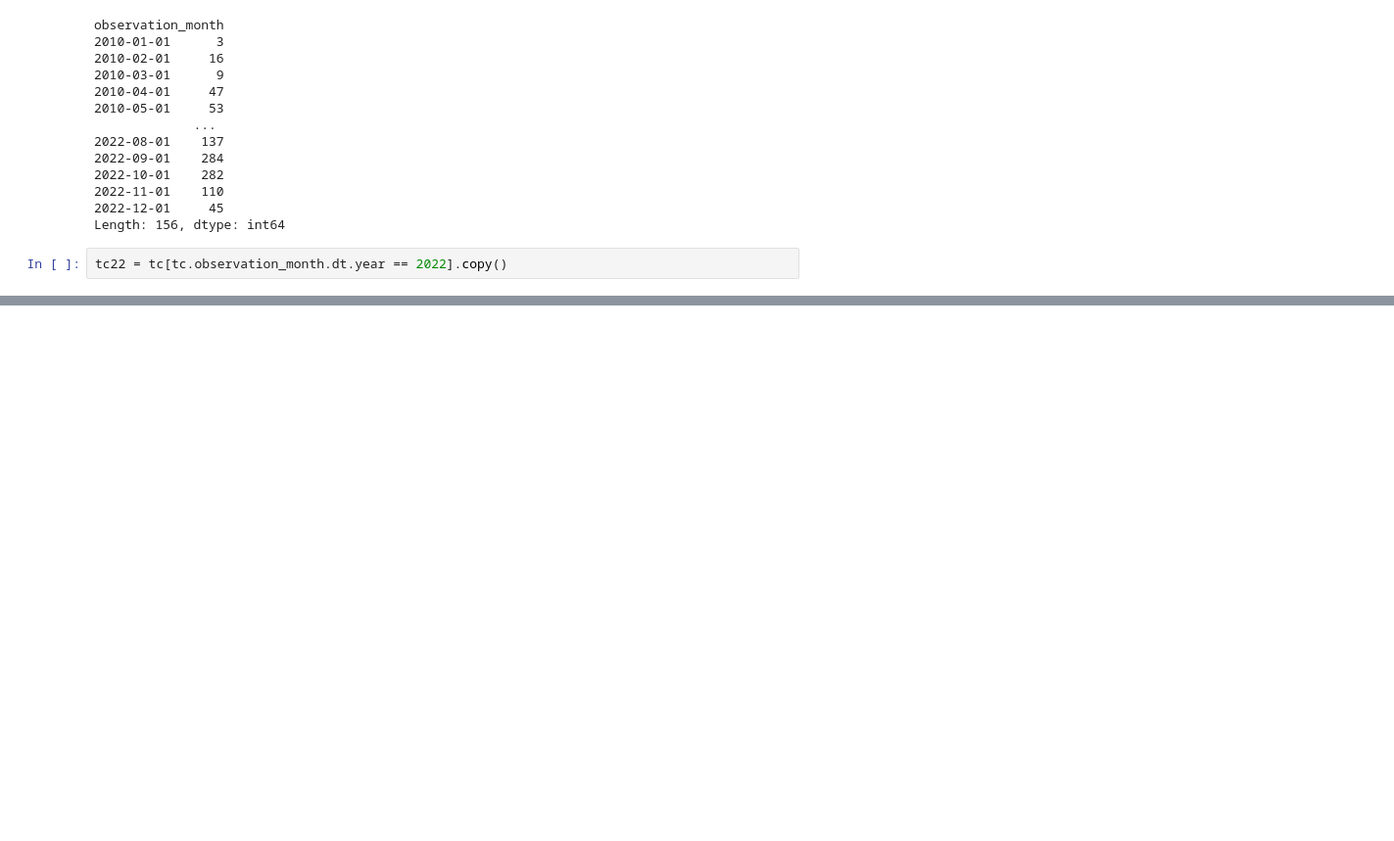
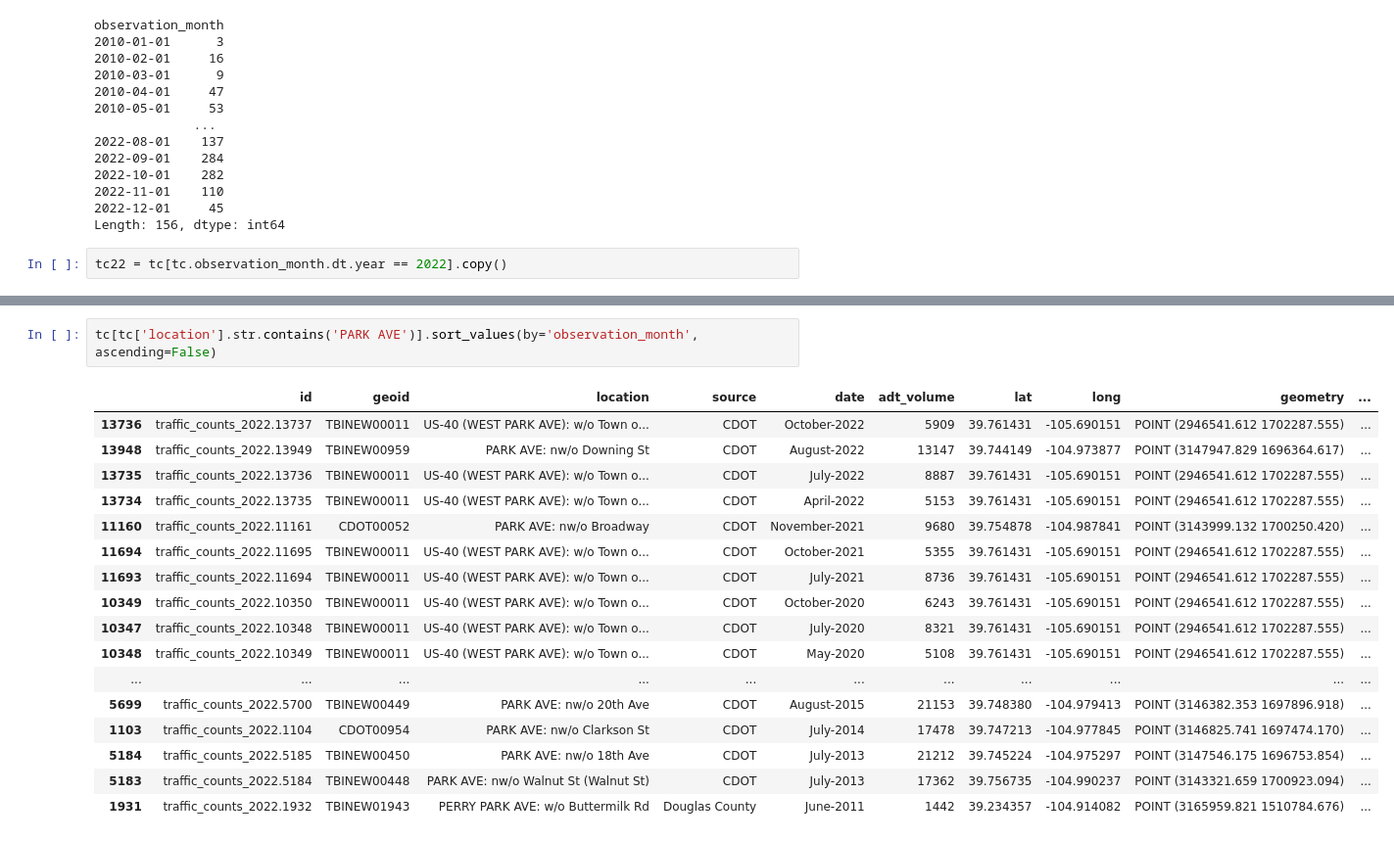
Before and after one commit to devinbrady/denver-street-data, a Jupyter notebook: notebooks/Traffic_Counts.ipynb, the cells around one changed output, grey strips where cells are left out. Shown at 98% size. Cells and saved outputs as stored; diff of their text form; blank space fills up the shorter version.

```diff
--- a/notebooks/Traffic_Counts.ipynb
+++ b/notebooks/Traffic_Counts.ipynb
@@ -88,3 +88,23 @@ tc22[tc22['location'].str.contains('6TH AVE')]
 | 14693 | traffic_counts_2022.14694 | TBINEW05818 | 136TH AVE: e/o Granby St | Brighton | April-2022 | 4700 | 39.943335 | -104.808976 | POINT (3193765.869 1769233.365) | ... |
 | 14736 | traffic_counts_2022.14737 | TECHCOMP148437 | US-6 (6TH AVE): e/o I-70 | CDOT | July-2022 | 66466 | 39.725326 | -105.174845 | POINT (3091459.745 1689243.186) | ... |
 | 14737 | traffic_counts_2022.14738 | TECHCOMP148438 | US-6 (6TH AVE): e/o Simms St | CDOT | September-2022 | 92766 | 39.725389 | -105.120984 | POINT (3106609.499 1689324.675) | ... |
+# %%
+tc[tc['location'].str.contains('PARK AVE')].sort_values(by='observation_month', ascending=False)
+# %% [output]
+|  | id | geoid | location | source | date | adt_volume | lat | long | geometry | ... |
+| 13736 | traffic_counts_2022.13737 | TBINEW00011 | US-40 (WEST PARK AVE): w/o Town o... | CDOT | October-2022 | 5909 | 39.761431 | -105.690151 | POINT (2946541.612 1702287.555) | ... |
+| 13948 | traffic_counts_2022.13949 | TBINEW00959 | PARK AVE: nw/o Downing St | CDOT | August-2022 | 13147 | 39.744149 | -104.973877 | POINT (3147947.829 1696364.617) | ... |
+| 13735 | traffic_counts_2022.13736 | TBINEW00011 | US-40 (WEST PARK AVE): w/o Town o... | CDOT | July-2022 | 8887 | 39.761431 | -105.690151 | POINT (2946541.612 1702287.555) | ... |
+| 13734 | traffic_counts_2022.13735 | TBINEW00011 | US-40 (WEST PARK AVE): w/o Town o... | CDOT | April-2022 | 5153 | 39.761431 | -105.690151 | POINT (2946541.612 1702287.555) | ... |
+| 11160 | traffic_counts_2022.11161 | CDOT00052 | PARK AVE: nw/o Broadway | CDOT | November-2021 | 9680 | 39.754878 | -104.987841 | POINT (3143999.132 1700250.420) | ... |
+| 11694 | traffic_counts_2022.11695 | TBINEW00011 | US-40 (WEST PARK AVE): w/o Town o... | CDOT | October-2021 | 5355 | 39.761431 | -105.690151 | POINT (2946541.612 1702287.555) | ... |
+| 11693 | traffic_counts_2022.11694 | TBINEW00011 | US-40 (WEST PARK AVE): w/o Town o... | CDOT | July-2021 | 8736 | 39.761431 | -105.690151 | POINT (2946541.612 1702287.555) | ... |
+| 10349 | traffic_counts_2022.10350 | TBINEW00011 | US-40 (WEST PARK AVE): w/o Town o... | CDOT | October-2020 | 6243 | 39.761431 | -105.690151 | POINT (2946541.612 1702287.555) | ... |
+| 10347 | traffic_counts_2022.10348 | TBINEW00011 | US-40 (WEST PARK AVE): w/o Town o... | CDOT | July-2020 | 8321 | 39.761431 | -105.690151 | POINT (2946541.612 1702287.555) | ... |
+| 10348 | traffic_counts_2022.10349 | TBINEW00011 | US-40 (WEST PARK AVE): w/o Town o... | CDOT | May-2020 | 5108 | 39.761431 | -105.690151 | POINT (2946541.612 1702287.555) | ... |
+| ... | ... | ... | ... | ... | ... | ... | ... | ... | ... | ... |
+| 5699 | traffic_counts_2022.5700 | TBINEW00449 | PARK AVE: nw/o 20th Ave | CDOT | August-2015 | 21153 | 39.748380 | -104.979413 | POINT (3146382.353 1697896.918) | ... |
+| 1103 | traffic_counts_2022.1104 | CDOT00954 | PARK AVE: nw/o Clarkson St | CDOT | July-2014 | 17478 | 39.747213 | -104.977845 | POINT (3146825.741 1697474.170) | ... |
+| 5184 | traffic_counts_2022.5185 | TBINEW00450 | PARK AVE: nw/o 18th Ave | CDOT | July-2013 | 21212 | 39.745224 | -104.975297 | POINT (3147546.175 1696753.854) | ... |
+| 5183 | traffic_counts_2022.5184 | TBINEW00448 | PARK AVE: nw/o Walnut St (Walnut St) | CDOT | July-2013 | 17362 | 39.756735 | -104.990237 | POINT (3143321.659 1700923.094) | ... |
+| 1931 | traffic_counts_2022.1932 | TBINEW01943 | PERRY PARK AVE: w/o Buttermilk Rd | Douglas County | June-2011 | 1442 | 39.234357 | -104.914082 | POINT (3165959.821 1510784.676) | ... |
```
Also changed, not shown: parts of 2 cells of this notebook, 24 other files.
